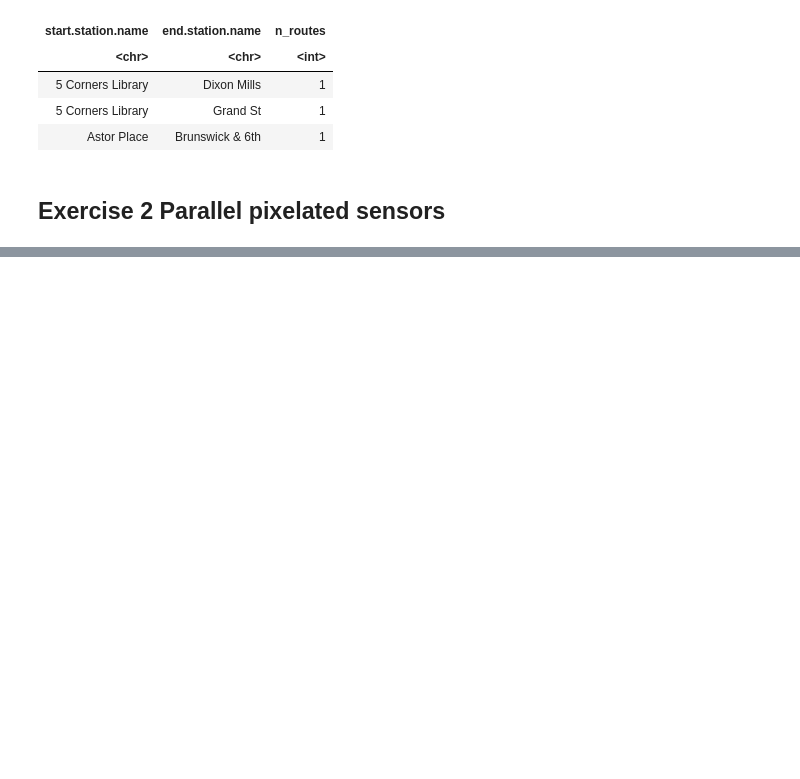
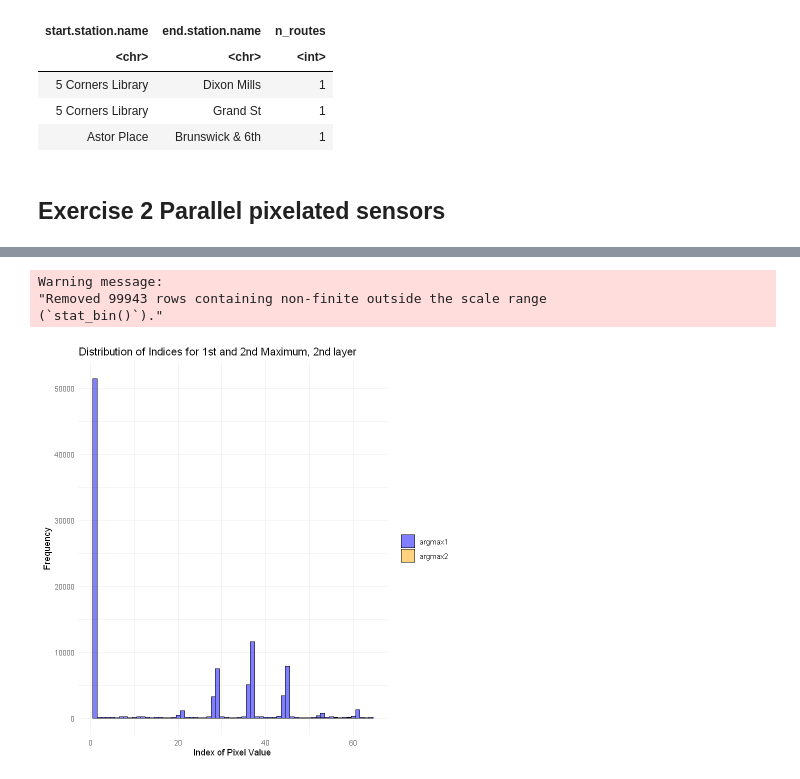
Before and after one commit to angelabortolato/AdvStatistics, a Jupyter notebook: lab1/BortolatoAngela_Lab1.ipynb, the cells around one changed output, grey strips where cells are left out. Saved outputs shown, nothing was run; the diff lists cells and outputs as text; code cells hidden in the pictures; blank space fills up the shorter version.

```diff
--- a/lab1/BortolatoAngela_Lab1.ipynb
+++ b/lab1/BortolatoAngela_Lab1.ipynb
@@ -237,0 +269,9 @@ A tibble: 3 × 3
+# %%
+pps_mat2 <- pps_mat2_raw %>% rowwise() %>% mutate(
+    max1 = max(c_across(1:64)),
+    argmax1 = which.max(c_across(1:64)),
+
+    max2 = sort(unique(c_across(1:64)), decreasing = TRUE)[2],
+    argmax2 = which(c_across(1:64) == max2)[2]
+  ) %>%
+  ungroup()
@@ -237,0 +293,15 @@ A tibble: 3 × 3
+# %%
+ggplot() +
+  geom_histogram(data = pps_mat2, aes(x = argmax1, fill = "argmax1"), binwidth = 1, alpha = 0.5, color = "black") +
+  geom_histogram(data = pps_mat2, aes(x = argmax2, fill = "argmax2"), binwidth = 1, alpha = 0.5, color = "black") +
+  scale_fill_manual(values = c("argmax1" = "blue", "argmax2" = "orange")) +
+  theme_minimal() +
+  labs(title = "Distribution of Indices for 1st and 2nd Maximum, 2nd layer",
+       x = "Index of Pixel Value",
+       y = "Frequency") +
+  theme(legend.title = element_blank())
+# %% [output]
+Warning message:
+"Removed 99943 rows containing non-finite outside the scale range
+(`stat_bin()`)."
+[figure, added]
```
Also changed, not shown: parts of 16 cells of this notebook, 1 other file.
